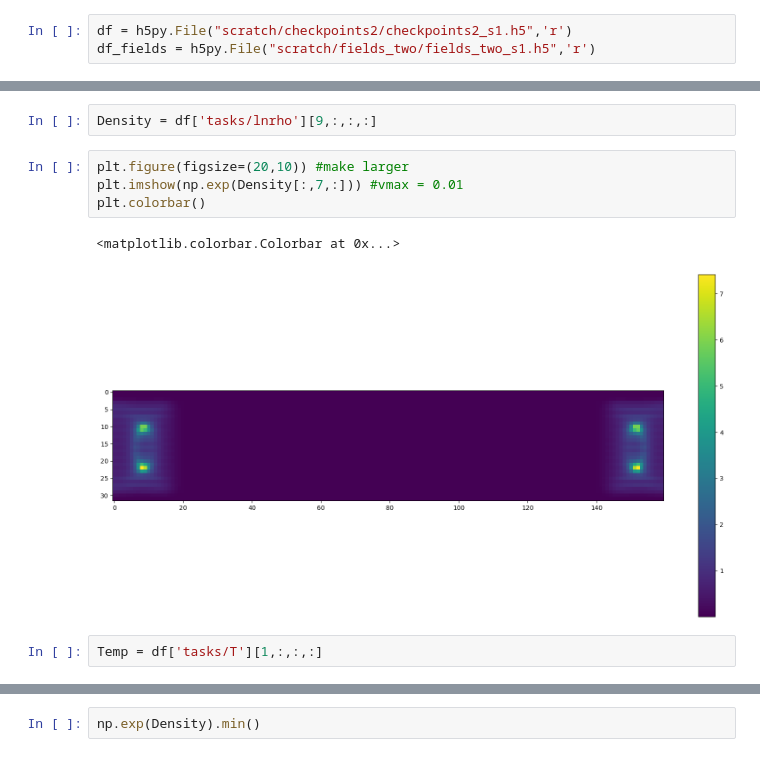
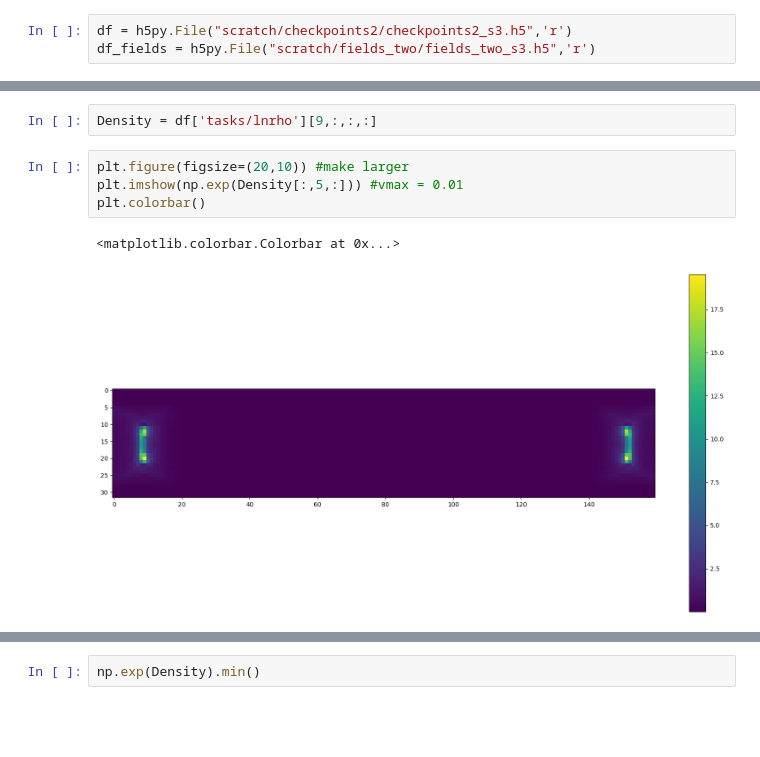
Before and after one commit to Giralaw/SSX-Simulations, a Jupyter notebook: SSX_Scenarios/SSX_plots_inics.ipynb, the cells around one changed output, grey strips where cells are left out. Saved outputs shown, nothing was run; the diff lists cells and outputs as text; blank space fills up the shorter version.

```diff
--- a/SSX_Scenarios/SSX_plots_inics.ipynb
+++ b/SSX_Scenarios/SSX_plots_inics.ipynb
@@ -7,8 +7,8 @@ import dedalus.public as d3 #wow, I just had to call it dedalus.public
 # since it always makes so many complaints
 # Well now I'm just going to ignore the remaining jupyter notebook weirdness
 # %%
-df = h5py.File("scratch/checkpoints2/checkpoints2_s1.h5",'r')
-df_fields = h5py.File("scratch/fields_two/fields_two_s1.h5",'r')
+df = h5py.File("scratch/checkpoints2/checkpoints2_s3.h5",'r')
+df_fields = h5py.File("scratch/fields_two/fields_two_s3.h5",'r')
 # %%
 lnrho = df['tasks/lnrho'][:]
 # %%
@@ -110,10 +126,8 @@ radmax is 1.4142135623730951
 Density = df['tasks/lnrho'][9,:,:,:]
 # %%
 plt.figure(figsize=(20,10)) #make larger
-plt.imshow(np.exp(Density[:,7,:])) #vmax = 0.01
+plt.imshow(np.exp(Density[:,5,:])) #vmax = 0.01
 plt.colorbar()
 # %% [output]
 <matplotlib.colorbar.Colorbar at 0x...>
-[figure, old version]
+[figure, new version]
-# %%
-Temp = df['tasks/T'][1,:,:,:]
```
Also changed, not shown: parts of 10 cells of this notebook, 2 other files.
